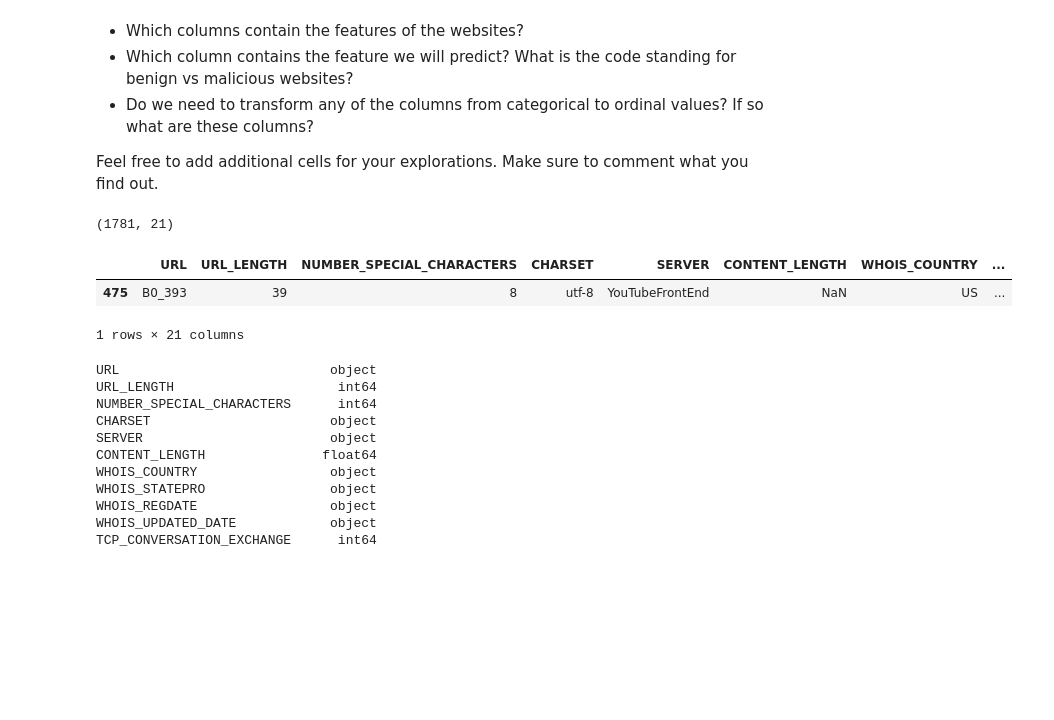
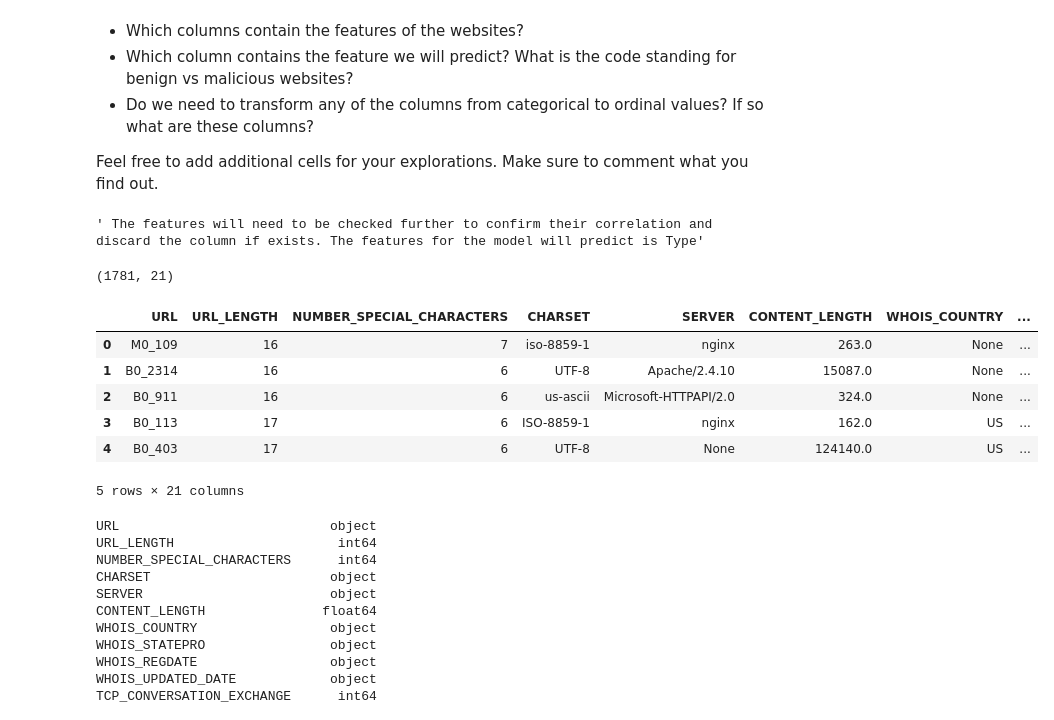
Before and after one commit to Ironhack-data-bcn-january-2023/lab-supervised-learning, a Jupyter notebook: your-code/main.ipynb, the cells around one changed output. Saved outputs shown, nothing was run; the diff lists cells and outputs as text; code cells hidden in the pictures; blank space fills up the shorter version.

```diff
--- a/your-code/main.ipynb
+++ b/your-code/main.ipynb
@@ -34,16 +38,24 @@ Things you'll be looking for:
 * Do we need to transform any of the columns from categorical to ordinal values? If so what are these columns?
 
 Feel free to add additional cells for your explorations. Make sure to comment what you find out.
+# %%
+""" The features will need to be checked further to confirm their correlation and discard the column if exists. The features for the model will predict is Type"""
+# %% [output]
+' The features will need to be checked further to confirm their correlation and discard the column if exists. The features for the model will predict is Type'
 # %%
 websites.shape
 # %% [output]
 (1781, 21)
 # %%
-websites.sample()
+websites.head()
 # %% [output]
 |  | URL | URL_LENGTH | NUMBER_SPECIAL_CHARACTERS | CHARSET | SERVER | CONTENT_LENGTH | WHOIS_COUNTRY | ... |
-| 475 | B0_393 | 39 | 8 | utf-8 | YouTubeFrontEnd | NaN | US | ... |
+| 0 | M0_109 | 16 | 7 | iso-8859-1 | nginx | 263.0 | None | ... |
+| 1 | B0_2314 | 16 | 6 | UTF-8 | Apache/2.4.10 | 15087.0 | None | ... |
+| 2 | B0_911 | 16 | 6 | us-ascii | Microsoft-HTTPAPI/2.0 | 324.0 | None | ... |
+| 3 | B0_113 | 17 | 6 | ISO-8859-1 | nginx | 162.0 | US | ... |
+| 4 | B0_403 | 17 | 6 | UTF-8 | None | 124140.0 | US | ... |
-1 rows × 21 columns
+5 rows × 21 columns
 # %%
 websites.dtypes
 # %% [output]
```
Also changed, not shown: parts of 59 cells of this notebook.
